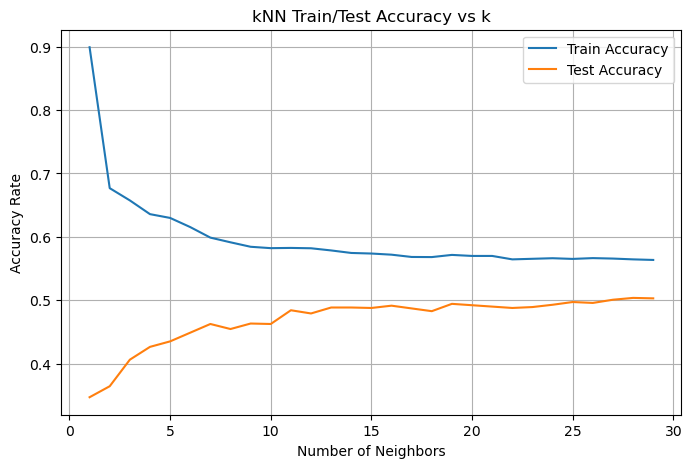
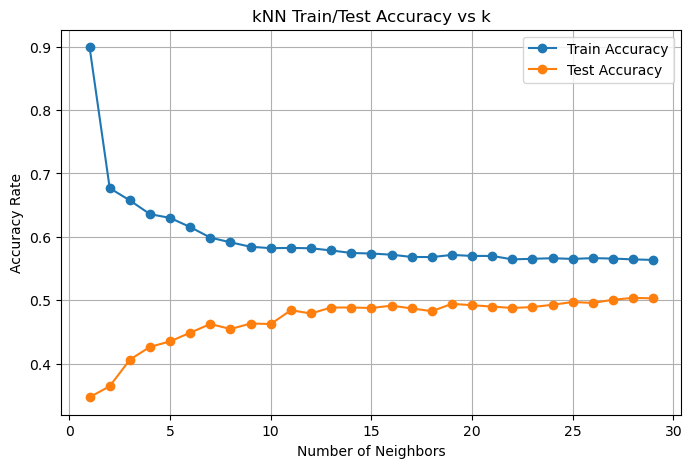
The change to this notebook cell's code, shown as a diff; its figure went from the first image to the second:
--- before
+++ after
@@ -19,6 +19,6 @@
 
 plt.figure(figsize=(8, 5))
-plt.plot(k_values, train_accs, label='Train Accuracy')
-plt.plot(k_values, test_accs, label='Test Accuracy')
+plt.plot(k_values, train_accs, marker='o', label='Train Accuracy')
+plt.plot(k_values, test_accs, marker='o', label='Test Accuracy')
 
 plt.title("kNN Train/Test Accuracy vs k")

Commit: Revert "Merge branch 'main' of https://github.com/cooogus/ECS-171_Research_Project"